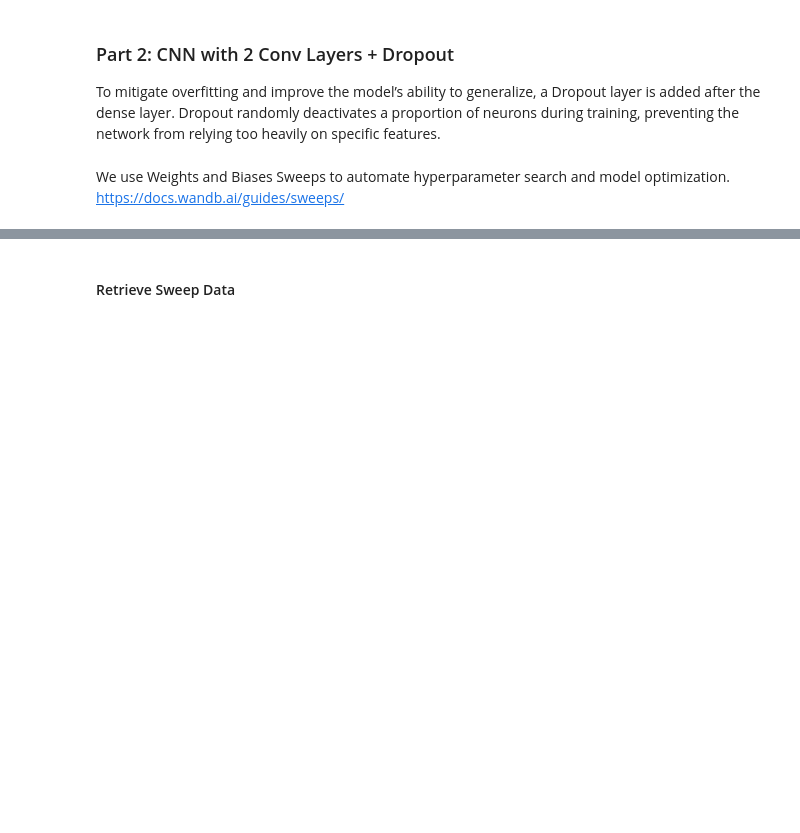
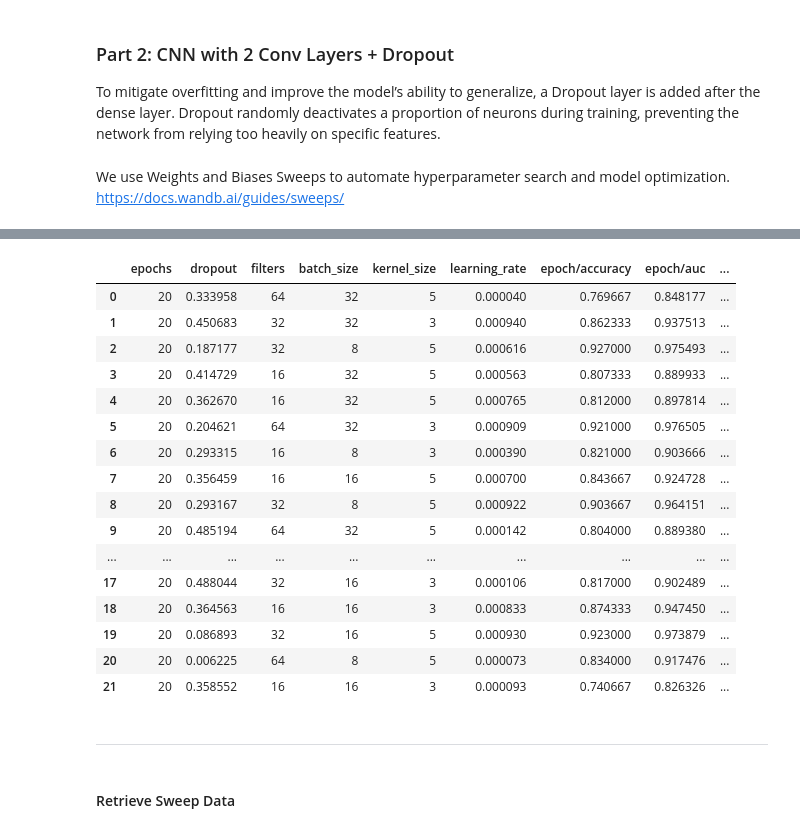
Before and after one commit to tkshfj/MMG, a Jupyter notebook: notebooks/baseline.ipynb, the cells around one changed output, grey strips where cells are left out. Saved outputs shown, nothing was run; the diff lists cells and outputs as text; code cells hidden in the pictures; blank space fills up the shorter version.

```diff
--- a/notebooks/baseline.ipynb
+++ b/notebooks/baseline.ipynb
@@ -665,3 +739,25 @@ wandb.agent(sweep_id, function=train)
+# %%
+df
+# %% [output]
+|  | epochs | dropout | filters | batch_size | kernel_size | learning_rate | epoch/accuracy | epoch/auc | ... |
+| 0 | 20 | 0.333958 | 64 | 32 | 5 | 0.000040 | 0.769667 | 0.848177 | ... |
+| 1 | 20 | 0.450683 | 32 | 32 | 3 | 0.000940 | 0.862333 | 0.937513 | ... |
+| 2 | 20 | 0.187177 | 32 | 8 | 5 | 0.000616 | 0.927000 | 0.975493 | ... |
+| 3 | 20 | 0.414729 | 16 | 32 | 5 | 0.000563 | 0.807333 | 0.889933 | ... |
+| 4 | 20 | 0.362670 | 16 | 32 | 5 | 0.000765 | 0.812000 | 0.897814 | ... |
+| 5 | 20 | 0.204621 | 64 | 32 | 3 | 0.000909 | 0.921000 | 0.976505 | ... |
+| 6 | 20 | 0.293315 | 16 | 8 | 3 | 0.000390 | 0.821000 | 0.903666 | ... |
+| 7 | 20 | 0.356459 | 16 | 16 | 5 | 0.000700 | 0.843667 | 0.924728 | ... |
+| 8 | 20 | 0.293167 | 32 | 8 | 5 | 0.000922 | 0.903667 | 0.964151 | ... |
+| 9 | 20 | 0.485194 | 64 | 32 | 5 | 0.000142 | 0.804000 | 0.889380 | ... |
+| ... | ... | ... | ... | ... | ... | ... | ... | ... | ... |
+| 17 | 20 | 0.488044 | 32 | 16 | 3 | 0.000106 | 0.817000 | 0.902489 | ... |
+| 18 | 20 | 0.364563 | 16 | 16 | 3 | 0.000833 | 0.874333 | 0.947450 | ... |
+| 19 | 20 | 0.086893 | 32 | 16 | 5 | 0.000930 | 0.923000 | 0.973879 | ... |
+| 20 | 20 | 0.006225 | 64 | 8 | 5 | 0.000073 | 0.834000 | 0.917476 | ... |
+| 21 | 20 | 0.358552 | 16 | 16 | 3 | 0.000093 | 0.740667 | 0.826326 | ... |
+# %% [markdown]
+---
 # %% [markdown]
 #### Retrieve Sweep Data
 # %%
```
Also changed, not shown: parts of 9 cells of this notebook.
